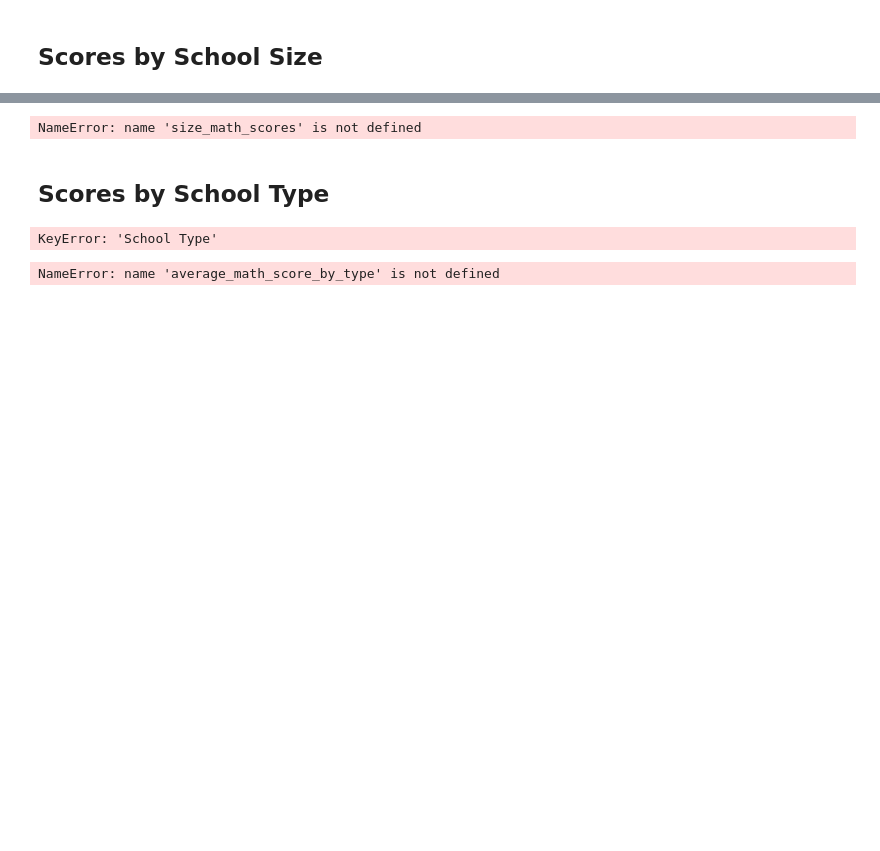
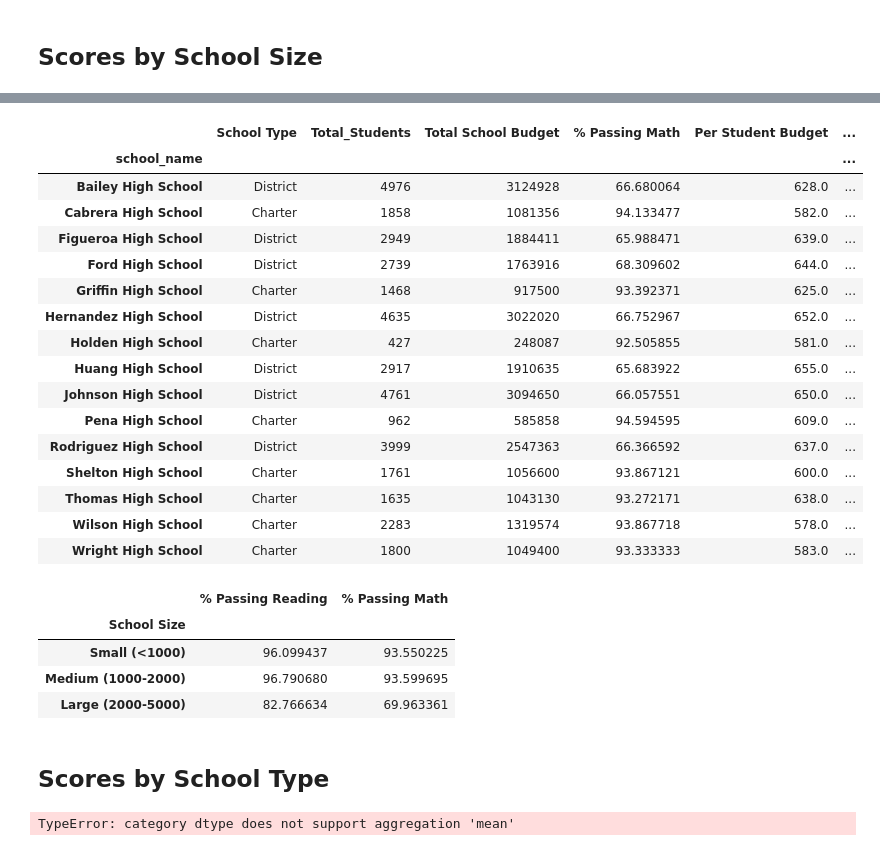
Before and after one commit to mascee/pandas-challenge, a Jupyter notebook: PyCitySchools/PyCitySchools.ipynb, the cells around one changed output, grey strips where cells are left out. Drawn from its saved outputs; the diff is of its cells as text; code cells hidden in the pictures; blank space fills up the shorter version.

```diff
--- a/PyCitySchools/PyCitySchools.ipynb
+++ b/PyCitySchools/PyCitySchools.ipynb
@@ -797,40 +818,42 @@ KeyError: 'Total_Students'
+# %%
+##
+per_school_summary
+# %% [output]
+|  | School Type | Total_Students | Total School Budget | % Passing Math | Per Student Budget | ... |
+| school_name |  |  |  |  |  | ... |
+| Bailey High School | District | 4976 | 3124928 | 66.680064 | 628.0 | ... |
+| Cabrera High School | Charter | 1858 | 1081356 | 94.133477 | 582.0 | ... |
+| Figueroa High School | District | 2949 | 1884411 | 65.988471 | 639.0 | ... |
+| Ford High School | District | 2739 | 1763916 | 68.309602 | 644.0 | ... |
+| Griffin High School | Charter | 1468 | 917500 | 93.392371 | 625.0 | ... |
+| Hernandez High School | District | 4635 | 3022020 | 66.752967 | 652.0 | ... |
+| Holden High School | Charter | 427 | 248087 | 92.505855 | 581.0 | ... |
+| Huang High School | District | 2917 | 1910635 | 65.683922 | 655.0 | ... |
+| Johnson High School | District | 4761 | 3094650 | 66.057551 | 650.0 | ... |
+| Pena High School | Charter | 962 | 585858 | 94.594595 | 609.0 | ... |
+| Rodriguez High School | District | 3999 | 2547363 | 66.366592 | 637.0 | ... |
+| Shelton High School | Charter | 1761 | 1056600 | 93.867121 | 600.0 | ... |
+| Thomas High School | Charter | 1635 | 1043130 | 93.272171 | 638.0 | ... |
+| Wilson High School | Charter | 2283 | 1319574 | 93.867718 | 578.0 | ... |
+| Wright High School | Charter | 1800 | 1049400 | 93.333333 | 583.0 | ... |
 # %%
 # Create a DataFrame called `size_summary` that breaks down school performance based on school size (small, medium, or large).
 # Use the scores above to create a new DataFrame called `size_summary`
-size_summary = pd.DataFrame({
-    "Average Math Score": size_math_scores,
-    "Average Reading Score": size_reading_scores,
-    "% Passing Math": size_passing_math,
-    "% Passing Reading": size_passing_reading,
-    "% Overall Passing": size_overall_passing
-})
-
-
-# Display results
+size_summary = per_school_summary.groupby('School Size')[["% Passing Reading", "% Passing Math"]].mean()
 size_summary
 # %% [output]
-NameError: name 'size_math_scores' is not defined
+|  | % Passing Reading | % Passing Math |
+| School Size |  |  |
+| Small (<1000) | 96.099437 | 93.550225 |
+| Medium (1000-2000) | 96.790680 | 93.599695 |
+| Large (2000-5000) | 82.766634 | 69.963361 |
 # %% [markdown]
 ## Scores by School Type
-# %%
-# Group the per_school_summary DataFrame by "School Type" and average the results.
-average_math_score_by_type = per_school_summary.groupby(["School Type"])["Average Math Score"].mean()
-average_reading_score_by_type = per_school_summary.groupby(["School Type"])["Average Reading Score"].mean()
-average_percent_passing_math_by_type = per_school_summary.groupby(["School Type"])["% Passing Math"].mean()
-average_percent_passing_reading_by_type = per_school_summary.groupby(["School Type"])["% Passing Reading"].mean()
-average_percent_overall_passing_by_type = per_school_summary.groupby(["School Type"])["% Overall Passing"].mean()
-# %% [output]
-KeyError: 'School Type'
-# %%
-# Assemble the new data by type into a DataFrame called `type_summary`
-type_summary = pd.DataFrame({"Average Math Score": average_math_score_by_type,
-                             "Average Reading Score": average_reading_score_by_type,
-                             "Average Percent Passing Math": average_percent_passing_math_by_type,
-                             "Average Percent Passing Reading": average_percent_passing_reading_by_type,
-                             "Average Overall Passing Percent": average_percent_overall_passing_by_type
-                             })
-
-# Display results
-type_summary
-# %% [output]
-NameError: name 'average_math_score_by_type' is not defined
+# %%
+#Scores by School Type
+#Use the per_school_summary DataFrame from the previous step to create a new DataFrame called type_summary.
+#This new DataFrame should show school performance based on the "School Type".
+type_summary = per_school_summary.groupby('School Type').mean()
+type_summary
+# %% [output]
+TypeError: category dtype does not support aggregation 'mean'
```
Also changed, not shown: parts of 15 cells of this notebook.
